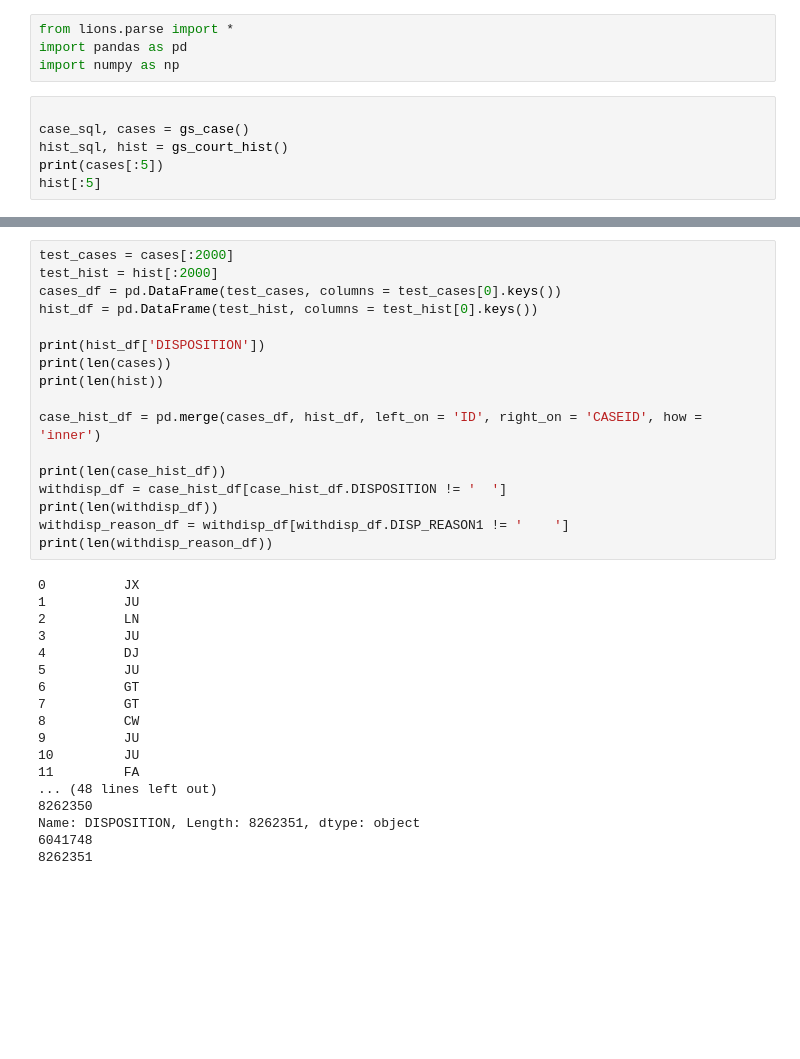
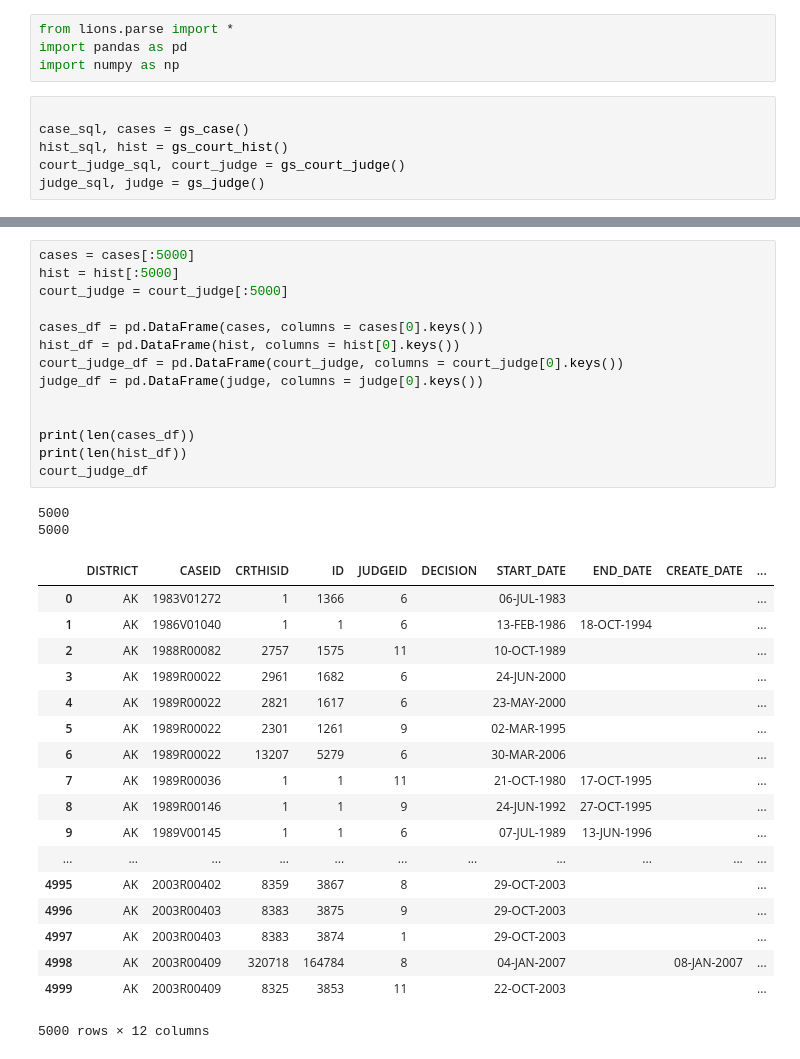
Before and after one commit to bgaudiosi/federal-prosecutors, a Jupyter notebook: project.ipynb, the cells around one changed output, grey strips where cells are left out. Saved outputs shown, nothing was run; the diff lists cells and outputs as text; blank space fills up the shorter version.

```diff
--- a/project.ipynb
+++ b/project.ipynb
@@ -10,5 +10,5 @@ import numpy as np
 
 case_sql, cases = gs_case()
 hist_sql, hist = gs_court_hist()
-print(cases[:5])
-hist[:5]
+court_judge_sql, court_judge = gs_court_judge()
+judge_sql, judge = gs_judge()
@@ -34,35 +15,35 @@ hist[:5]
-# %%
-test_cases = cases[:2000]
-test_hist = hist[:2000]
-cases_df = pd.DataFrame(test_cases, columns = test_cases[0].keys())
-hist_df = pd.DataFrame(test_hist, columns = test_hist[0].keys())
-
-print(hist_df['DISPOSITION'])
-print(len(cases))
-print(len(hist))
-
-case_hist_df = pd.merge(cases_df, hist_df, left_on = 'ID', right_on = 'CASEID', how = 'inner')
-
-print(len(case_hist_df))
-withdisp_df = case_hist_df[case_hist_df.DISPOSITION != '  ']
-print(len(withdisp_df))
-withdisp_reason_df = withdisp_df[withdisp_df.DISP_REASON1 != '    ']
-print(len(withdisp_reason_df))
-# %% [output]
-0          JX
-1          JU
-2          LN
-3          JU
-4          DJ
-5          JU
-6          GT
-7          GT
-8          CW
-9          JU
-10         JU
-11         FA
-... (48 lines left out)
-8262350
-Name: DISPOSITION, Length: 8262351, dtype: object
-6041748
-8262351
+# %%
+cases = cases[:5000]
+hist = hist[:5000]
+court_judge = court_judge[:5000]
+
+cases_df = pd.DataFrame(cases, columns = cases[0].keys())
+hist_df = pd.DataFrame(hist, columns = hist[0].keys())
+court_judge_df = pd.DataFrame(court_judge, columns = court_judge[0].keys())
+judge_df = pd.DataFrame(judge, columns = judge[0].keys())
+
+
+print(len(cases_df))
+print(len(hist_df))
+court_judge_df
+# %% [output]
+5000
+5000
+|  | DISTRICT | CASEID | CRTHISID | ID | JUDGEID | DECISION | START_DATE | END_DATE | CREATE_DATE | ... |
+| 0 | AK | 1983V01272 | 1 | 1366 | 6 |  | 06-JUL-1983 |  |  | ... |
+| 1 | AK | 1986V01040 | 1 | 1 | 6 |  | 13-FEB-1986 | 18-OCT-1994 |  | ... |
+| 2 | AK | 1988R00082 | 2757 | 1575 | 11 |  | 10-OCT-1989 |  |  | ... |
+| 3 | AK | 1989R00022 | 2961 | 1682 | 6 |  | 24-JUN-2000 |  |  | ... |
+| 4 | AK | 1989R00022 | 2821 | 1617 | 6 |  | 23-MAY-2000 |  |  | ... |
+| 5 | AK | 1989R00022 | 2301 | 1261 | 9 |  | 02-MAR-1995 |  |  | ... |
+| 6 | AK | 1989R00022 | 13207 | 5279 | 6 |  | 30-MAR-2006 |  |  | ... |
+| 7 | AK | 1989R00036 | 1 | 1 | 11 |  | 21-OCT-1980 | 17-OCT-1995 |  | ... |
+| 8 | AK | 1989R00146 | 1 | 1 | 9 |  | 24-JUN-1992 | 27-OCT-1995 |  | ... |
+| 9 | AK | 1989V00145 | 1 | 1 | 6 |  | 07-JUL-1989 | 13-JUN-1996 |  | ... |
+| ... | ... | ... | ... | ... | ... | ... | ... | ... | ... | ... |
+| 4995 | AK | 2003R00402 | 8359 | 3867 | 8 |  | 29-OCT-2003 |  |  | ... |
+| 4996 | AK | 2003R00403 | 8383 | 3875 | 9 |  | 29-OCT-2003 |  |  | ... |
+| 4997 | AK | 2003R00403 | 8383 | 3874 | 1 |  | 29-OCT-2003 |  |  | ... |
+| 4998 | AK | 2003R00409 | 320718 | 164784 | 8 |  | 04-JAN-2007 |  | 08-JAN-2007 | ... |
+| 4999 | AK | 2003R00409 | 8325 | 3853 | 11 |  | 22-OCT-2003 |  |  | ... |
+5000 rows × 12 columns
```
Also changed, not shown: parts of 3 cells of this notebook.
